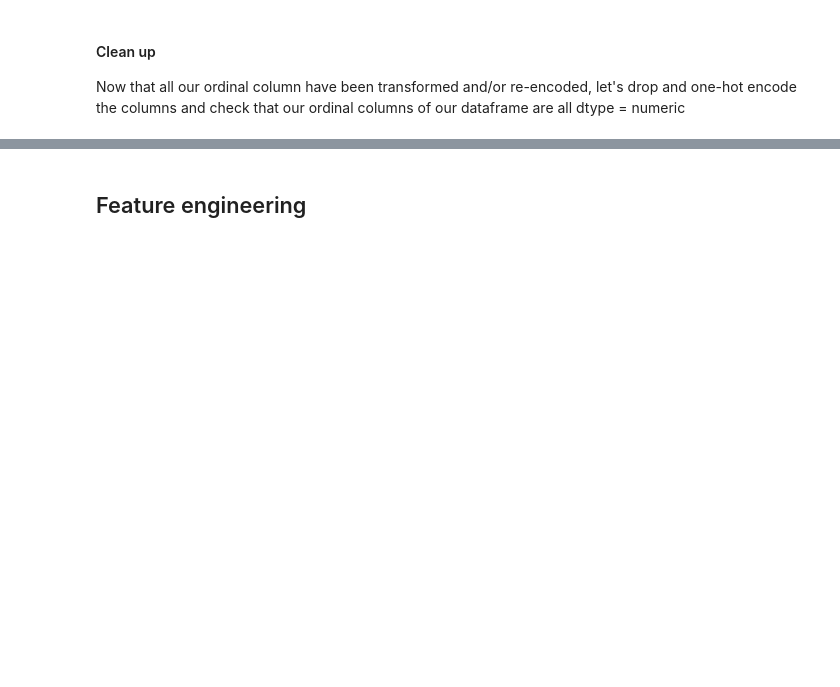
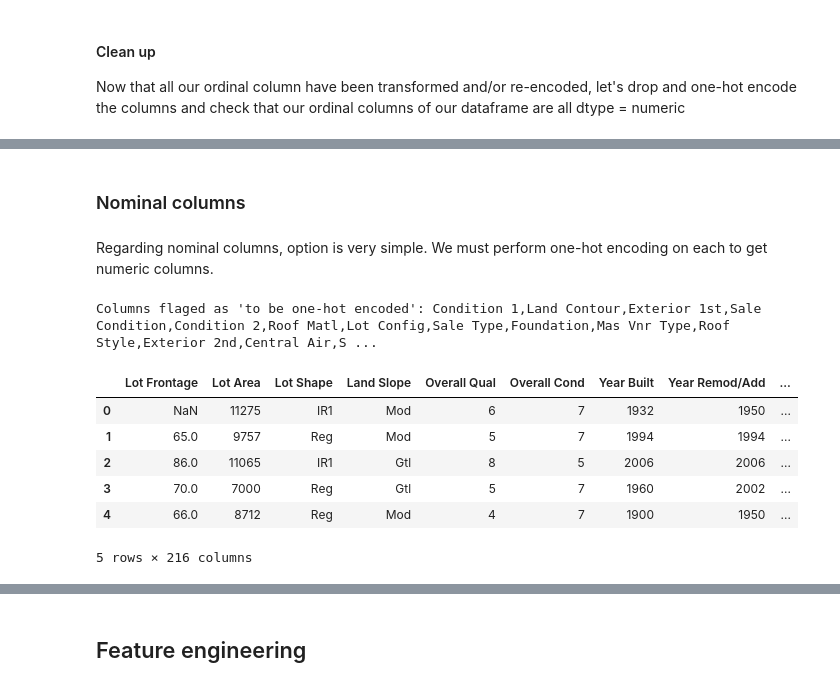
Before and after one commit to xnicolovici/machine_learning, a Jupyter notebook: notebooks/Course No 3/09. Course project/03. Part 2 - House prices/house-prices-solution.ipynb, the cells around one changed output, grey strips where cells are left out. Saved outputs shown, nothing was run; the diff lists cells and outputs as text; code cells hidden in the pictures; blank space fills up the shorter version.

```diff
--- a/notebooks/Course No 3/09. Course project/03. Part 2 - House prices/house-prices-solution.ipynb
+++ b/notebooks/Course No 3/09. Course project/03. Part 2 - House prices/house-prices-solution.ipynb
@@ -30,7 +30,6 @@ I use here the Dataframe.name property to store a name for each dataframe loaded
 ### Test Dataset
 # %%
 test_df = pd.read_csv(os.path.join('data','house-prices-test.csv'))
-test_df.name = 'Test Dataset'
 test_df.head(3)
 # %% [output]
 |  | Order | PID | MS SubClass | MS Zoning | Lot Frontage | Lot Area | Street | Alley | Lot Shape | ... |
@@ -92,20 +90,32 @@ def addColumnToOneHotEncoding(columns = []):
         columns_to_encode.add(c)
     print("Columns flaged as 'to be one-hot encoded':", ",".join(columns_to_encode))
 
-def dropAndEncode(df_list = dataframe_list, columns_to_encode = columns_to_encode, columns_to_drop = columns_to_drop):
-    GLOBAL VAR
+def dropAndEncode(df_list = dataframe_list):
+    global columns_to_drop
+    global columns_to_encode
+    global data_df
+    global test_df
     """
     This function handle drop and one-hot encoding on the datasets provided as parameter 1
     """
 
-    for df in df_list:
-        print("Working on dataframe:", df.name)
-        if (len(columns_to_encode) > 0):
-            print("  Do 'one-hot' encoding on:", columns_to_encode)
-            df= pd.get_dummies(df, columns=columns_to_encode)
-        if (len(columns_to_drop) > 0):
-            print("  Drop columns:", columns_to_drop)
-            df.drop(columns_to_drop, axis=1, inplace=True)
+    # for df in df_list:
+    print("Working on Train dataframe:")
+    if (len(columns_to_encode) > 0):
+        print("  Do 'one-hot' encoding on:", columns_to_encode)
+        data_df = pd.get_dummies(data_df, columns=columns_to_encode)
+    if (len(columns_to_drop) > 0):
+        print("  Drop columns:", columns_to_drop)
+        data_df.drop(columns_to_drop, axis=1, inplace=True)
+
+    print("Working on Test dataframe:")
+    if (len(columns_to_encode) > 0):
+        print("  Do 'one-hot' encoding on:", columns_to_encode)
+        test_df = pd.get_dummies(test_df, columns=columns_to_encode)
+    if (len(columns_to_drop) > 0):
+        print("  Drop columns:", columns_to_drop)
+        test_df.drop(columns_to_drop, axis=1, inplace=True)
+
 
     # reset global var as the job has been done
     columns_to_drop = set()
@@ -420,7 +450,7 @@ continuous_column = [
 # Nominal variables - no possible ordering
 nominal_column = [
     'MS SubClass', 'MS Zoning', 'Street', 'Land Contour', 'Lot Config', 'Neighborhood', 'Condition 1', 'Condition 2', 'Bldg Type', 'House Style', 'Exterior 1st',
-    'Exterior 2nd', 'Roof Matl', 'Roof Style', 'Mas Vnr Type', 'Foundation', 'Heating', 'Central Air', 'Garage Type', 'Sale Condition', 'Sale Type', 'Street', 'Alley',
+    'Exterior 2nd', 'Roof Matl', 'Roof Style', 'Mas Vnr Type', 'Foundation', 'Heating', 'Central Air', 'Garage Type', 'Sale Condition', 'Sale Type', 'Street',
 ]
 
 # Ordinal variables - you can order the categories
@@ -613,0 +663,16 @@ KeyError: "['Bsmt Type 1 Unf', 'Bsmt Exists', 'Bsmt Type 2 Unf'] not in index"
+# %% [markdown]
+### Nominal columns
+# %% [markdown]
+Regarding nominal columns, option is very simple. We must perform one-hot encoding on each to get numeric columns.
+# %%
+addColumnToOneHotEncoding(nominal_column)
+dropAndEncode()
+# %% [output]
+Columns flaged as 'to be one-hot encoded': Condition 1,Land Contour,Exterior 1st,Sale Condition,Condition 2,Roof Matl,Lot Config,Sale Type,Foundation,Mas Vnr Type,Roof Style,Exterior 2nd,Central Air,S ...
+|  | Lot Frontage | Lot Area | Lot Shape | Land Slope | Overall Qual | Overall Cond | Year Built | Year Remod/Add | ... |
+| 0 | NaN | 11275 | IR1 | Mod | 6 | 7 | 1932 | 1950 | ... |
+| 1 | 65.0 | 9757 | Reg | Mod | 5 | 7 | 1994 | 1994 | ... |
+| 2 | 86.0 | 11065 | IR1 | Gtl | 8 | 5 | 2006 | 2006 | ... |
+| 3 | 70.0 | 7000 | Reg | Gtl | 5 | 7 | 1960 | 2002 | ... |
+| 4 | 66.0 | 8712 | Reg | Mod | 4 | 7 | 1900 | 1950 | ... |
+5 rows × 216 columns
```
Also changed, not shown: parts of 19 cells of this notebook, 1 other file.
